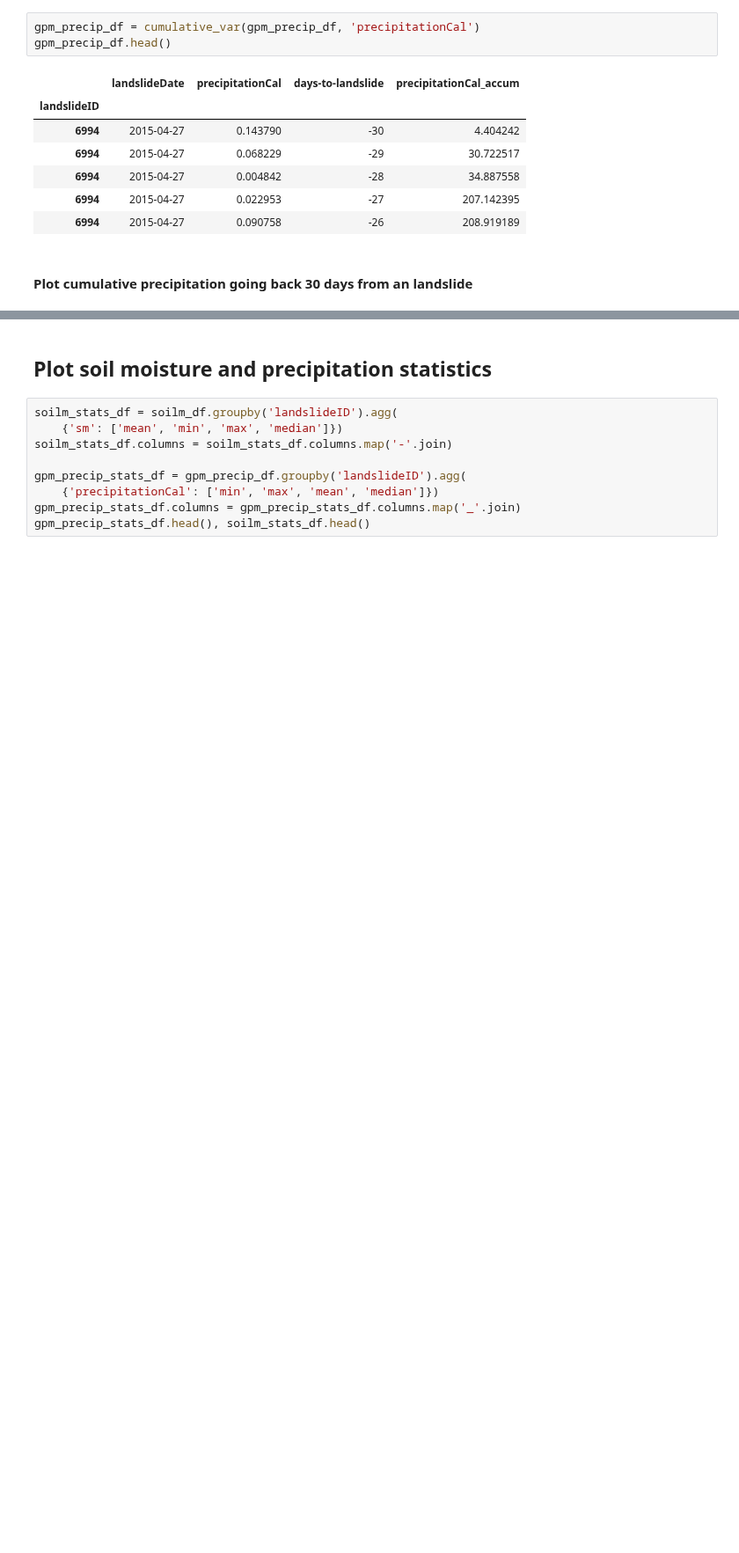
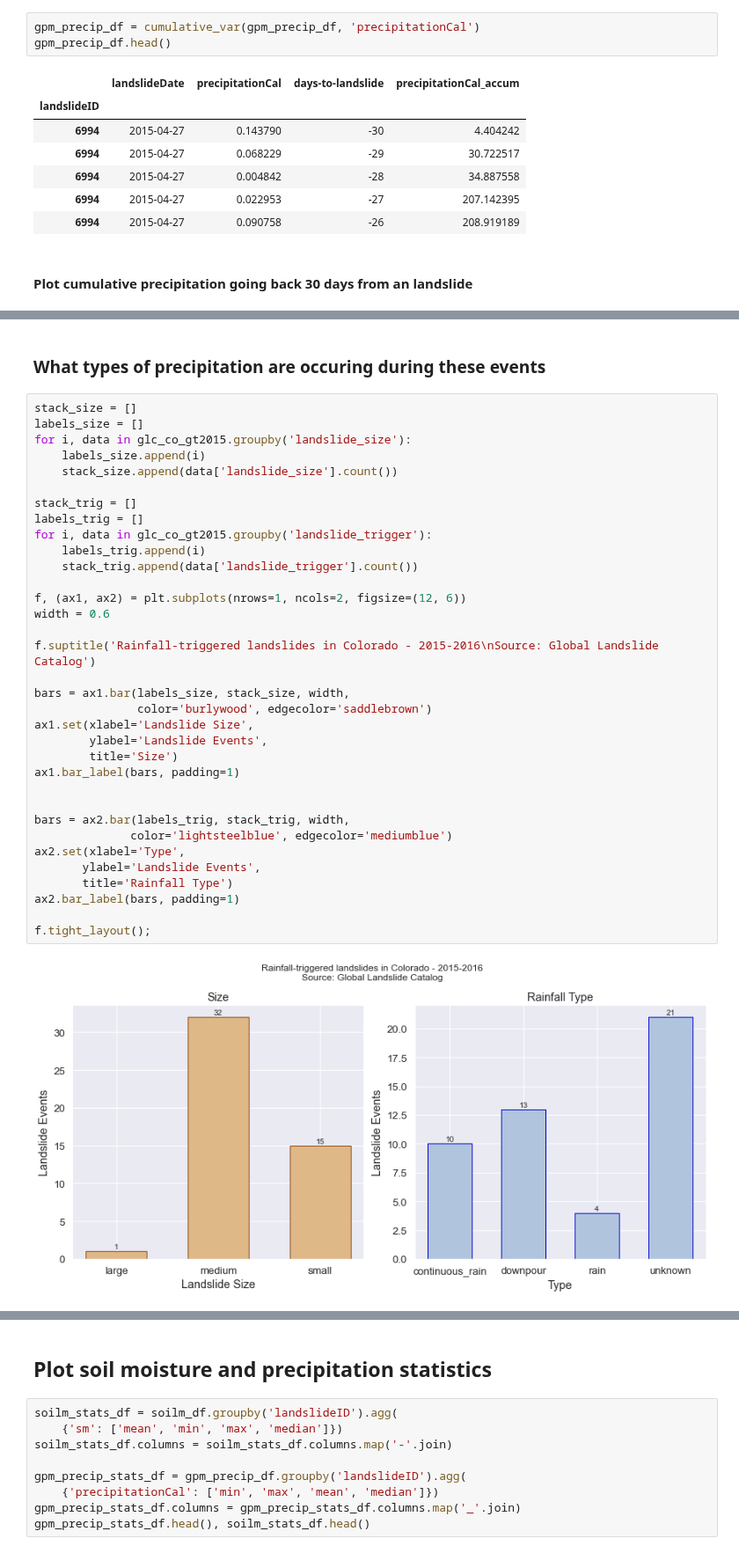
Before and after one commit to jacquiewitte/capstone-landslides-soilmoisture, a Jupyter notebook: Jacquie-Witte_CapstoneBlogpost_final.ipynb, the cells around one changed output, grey strips where cells are left out. Shown at 88% size. Drawn from its saved outputs; the diff is of its cells as text; blank space fills up the shorter version.

Commit message:
Added stats figure

```diff
--- a/Jacquie-Witte_CapstoneBlogpost_final.ipynb
+++ b/Jacquie-Witte_CapstoneBlogpost_final.ipynb
@@ -520,0 +532,38 @@ ax.text(-2,-65, 'Landslide\nTriggered', color='mediumorchid', fontsize='large');
+# %% [markdown]
+### What types of precipitation are occuring during these events
+# %%
+stack_size = []
+labels_size = []
+for i, data in glc_co_gt2015.groupby('landslide_size'):
+    labels_size.append(i)
+    stack_size.append(data['landslide_size'].count())
+
+stack_trig = []
+labels_trig = []
+for i, data in glc_co_gt2015.groupby('landslide_trigger'):
+    labels_trig.append(i)
+    stack_trig.append(data['landslide_trigger'].count())
+
+f, (ax1, ax2) = plt.subplots(nrows=1, ncols=2, figsize=(12, 6))
+width = 0.6
+
+f.suptitle('Rainfall-triggered landslides in Colorado - 2015-2016\nSource: Global Landslide Catalog')
+
+bars = ax1.bar(labels_size, stack_size, width,
+               color='burlywood', edgecolor='saddlebrown')
+ax1.set(xlabel='Landslide Size',
+        ylabel='Landslide Events',
+        title='Size')
+ax1.bar_label(bars, padding=1)
+
+
+bars = ax2.bar(labels_trig, stack_trig, width,
+              color='lightsteelblue', edgecolor='mediumblue')
+ax2.set(xlabel='Type',
+       ylabel='Landslide Events',
+       title='Rainfall Type')
+ax2.bar_label(bars, padding=1)
+
+f.tight_layout();
+# %% [output]
+[figure, added]
```
Also changed, not shown: parts of 10 cells of this notebook.
